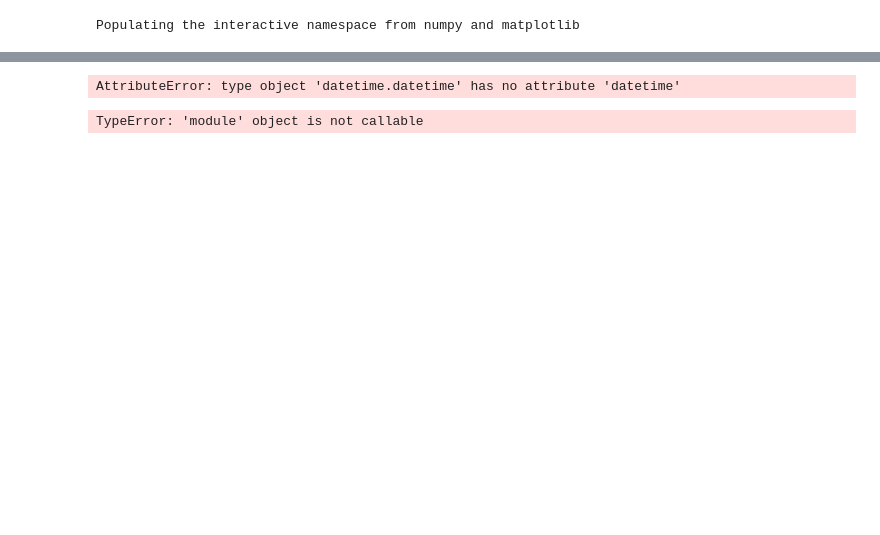
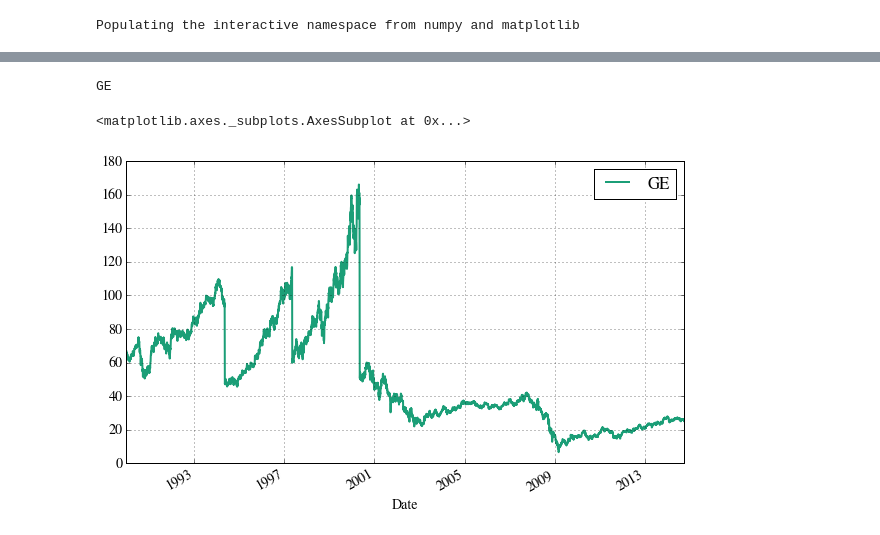
Before and after one commit to LuoYisheng/Cloud-computing-analytics-for-trading-algorithm, a Jupyter notebook: 2. Dual Moving Average.ipynb, the cells around one changed output, grey strips where cells are left out. Cells and saved outputs as stored; diff of their text form; code cells hidden in the pictures; blank space fills up the shorter version.

```diff
--- a/2. Dual Moving Average.ipynb
+++ b/2. Dual Moving Average.ipynb
@@ -87,20 +65,14 @@ from datetime import datetime
 import zipline as zp
 
 from zipline.finance.slippage import FixedSlippage
-# %%
-dfx = pd.io.data.get_data_yahoo(['AIG'],
-                               start=datetime.datetime(1986, 3, 1),
-                               end=datetime.datetime(2014, 10, 1))['Adj Close']
-print dfx
-dfx.dropna()
-# %% [output]
-AttributeError: type object 'datetime.datetime' has no attribute 'datetime'
 # %%
-start = datetime(2013, 6, 17, 0, 0, 0, 0, pytz.utc)
-end = datetime(2014, 10, 6, 0, 0, 0, 0, pytz.utc)
-data = zp.utils.factory.load_from_yahoo(stocks=['AIG'], indexes={}, start=start,
+start = datetime(1990, 1, 1, 0, 0, 0, 0, pytz.utc)
+end = datetime(2014, 10, 1, 0, 0, 0, 0, pytz.utc)
+data = zp.utils.factory.load_from_yahoo(stocks=['GE'], indexes={}, start=start,
                                         end=end, adjusted=False)
 data.plot()
 # %% [output]
-TypeError: 'module' object is not callable
+GE
+<matplotlib.axes._subplots.AxesSubplot at 0x...>
+[figure, added]
 # %%
```
Also changed, not shown: parts of 10 cells of this notebook.
